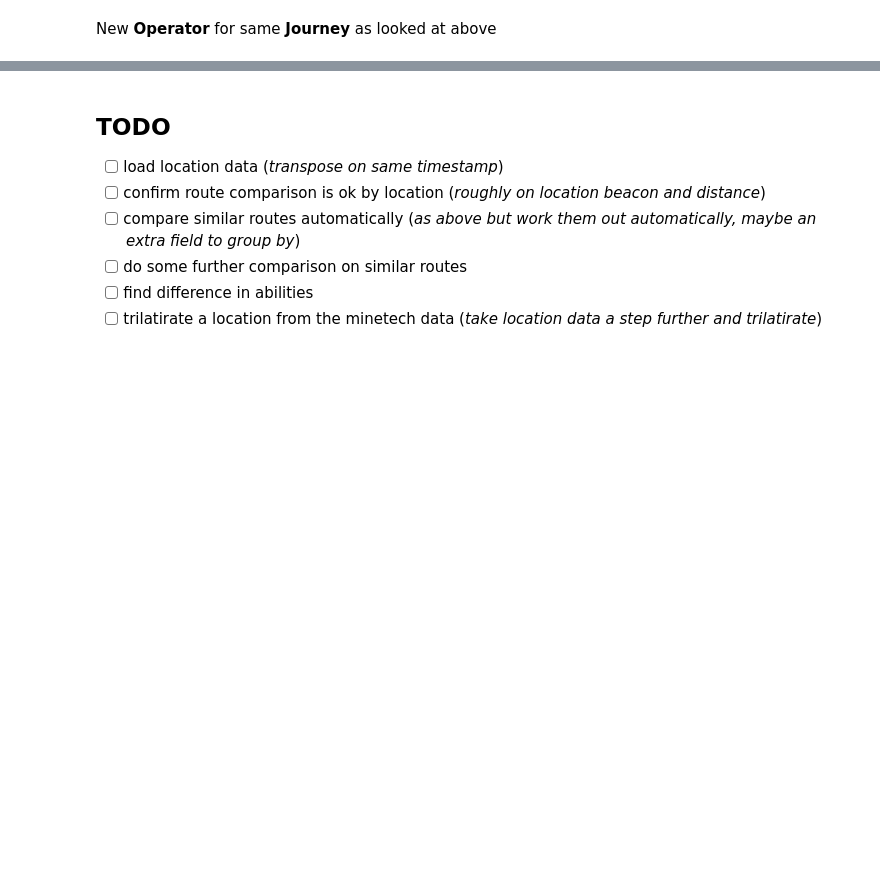
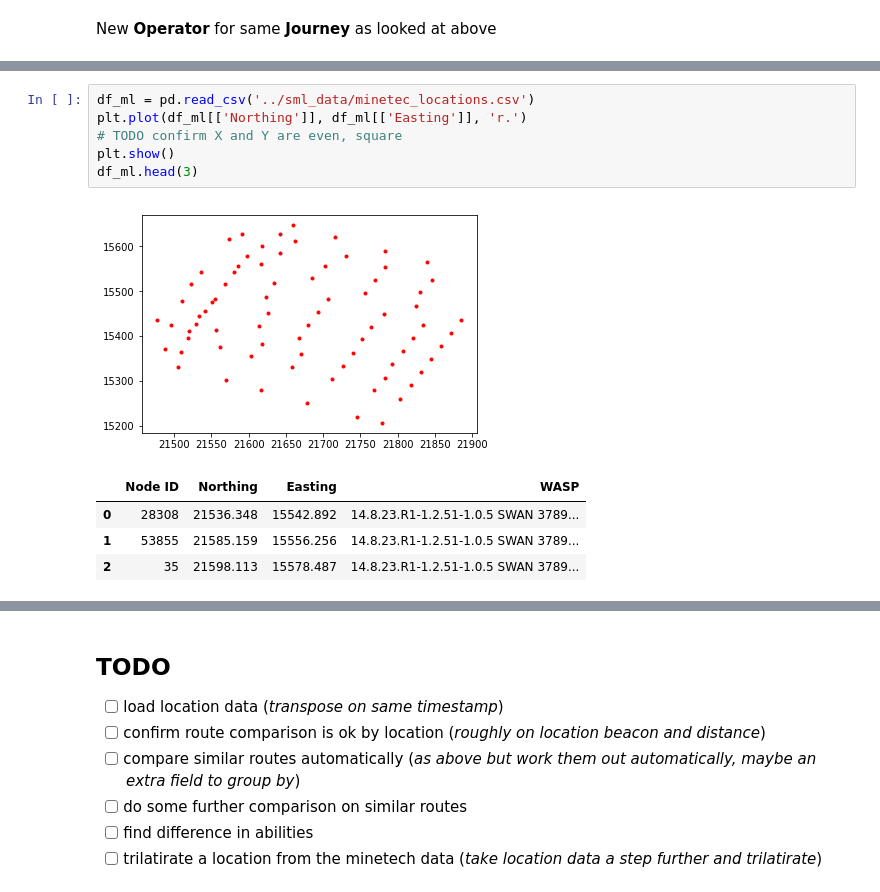
Before and after one commit to saramic/roxoff, a Jupyter notebook: prelim_analysis/Vehicle_data_overview.ipynb, the cells around one changed output, grey strips where cells are left out. Drawn from its saved outputs; the diff is of its cells as text; blank space fills up the shorter version.

```diff
--- a/prelim_analysis/Vehicle_data_overview.ipynb
+++ b/prelim_analysis/Vehicle_data_overview.ipynb
@@ -543,0 +554,12 @@ df_DP102_108W07_094c6['2016-11-12 12:50:58' : '2016-11-12 12:55:38'].head(3)
+# %%
+df_ml = pd.read_csv('../sml_data/minetec_locations.csv')
+plt.plot(df_ml[['Northing']], df_ml[['Easting']], 'r.')
+# TODO confirm X and Y are even, square
+plt.show()
+df_ml.head(3)
+# %% [output]
+[figure, added]
+|  | Node ID | Northing | Easting | WASP |
+| 0 | 28308 | 21536.348 | 15542.892 | 14.8.23.R1-1.2.51-1.0.5 SWAN 3789... |
+| 1 | 53855 | 21585.159 | 15556.256 | 14.8.23.R1-1.2.51-1.0.5 SWAN 3789... |
+| 2 | 35 | 21598.113 | 15578.487 | 14.8.23.R1-1.2.51-1.0.5 SWAN 3789... |
```
Also changed, not shown: parts of 10 cells of this notebook, 1 other file.
